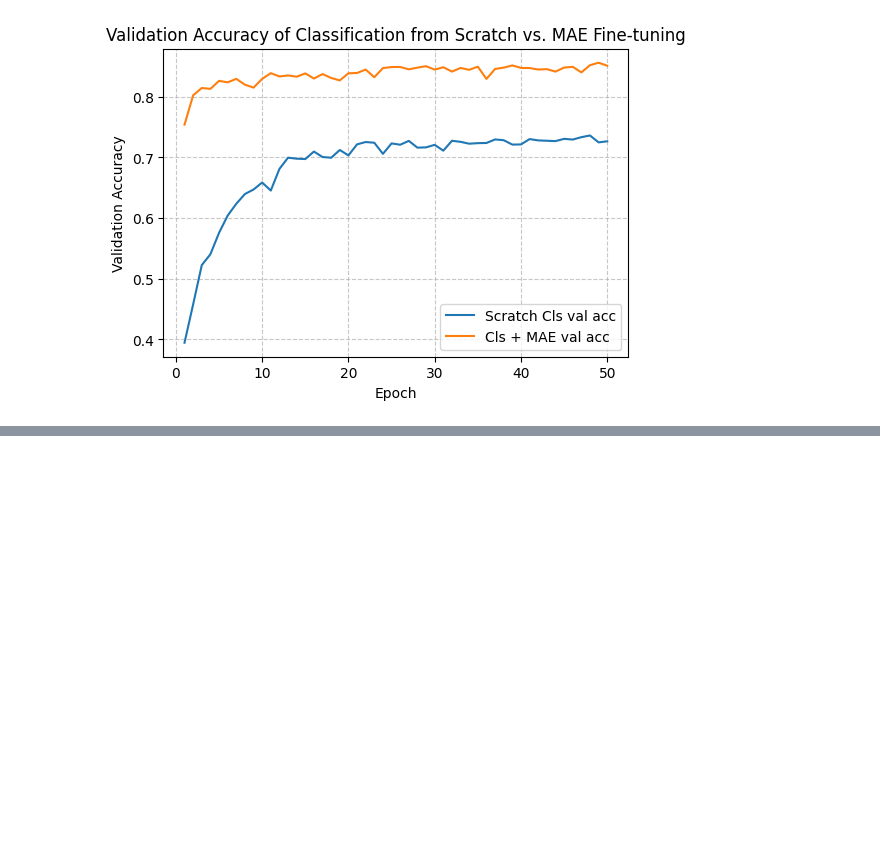
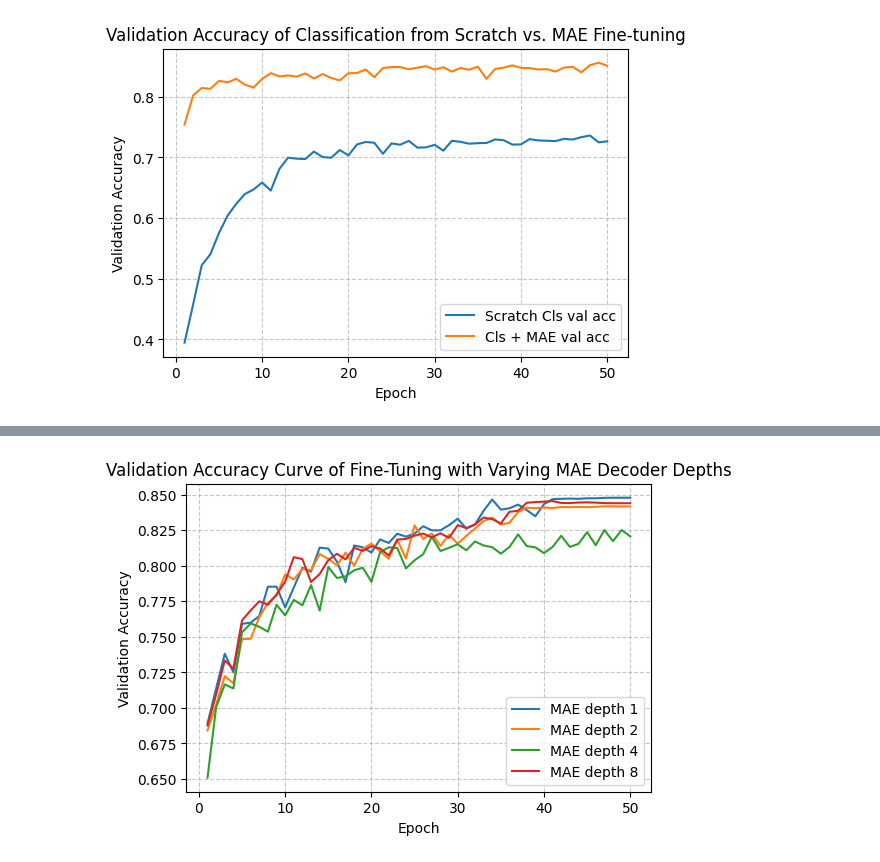
Before and after one commit to jayenliao/MAE, a Jupyter notebook: metrics.ipynb, the cells around one changed output, grey strips where cells are left out. Cells and saved outputs as stored; diff of their text form; code cells hidden in the pictures; blank space fills up the shorter version.

```diff
--- a/metrics.ipynb
+++ b/metrics.ipynb
@@ -101,0 +228,13 @@ plt.show()
+# %%
+plt.figure(figsize=(6, 4))
+for depth in [1, 2, 4, 8]:
+    k = f"ft_depth_{depth}"
+    plt.plot(metrics[k]['epoch'][:50]+1, metrics[k]['val_acc'][:50], label=f'MAE depth {depth}')
+plt.xlabel('Epoch')
+plt.ylabel('Validation Accuracy')
+plt.title('Validation Accuracy Curve of Fine-Tuning with Varying MAE Decoder Depths')
+plt.grid(linestyle='--', alpha=0.7)
+plt.legend()
+plt.show()
+# %% [output]
+[figure, added]
```
Also changed, not shown: parts of 35 cells of this notebook.
